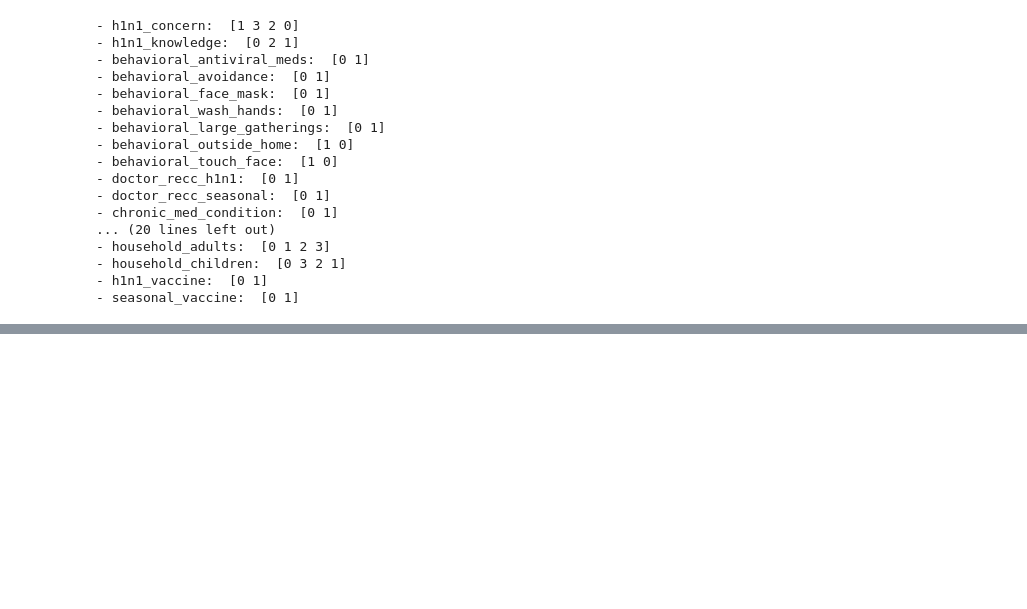
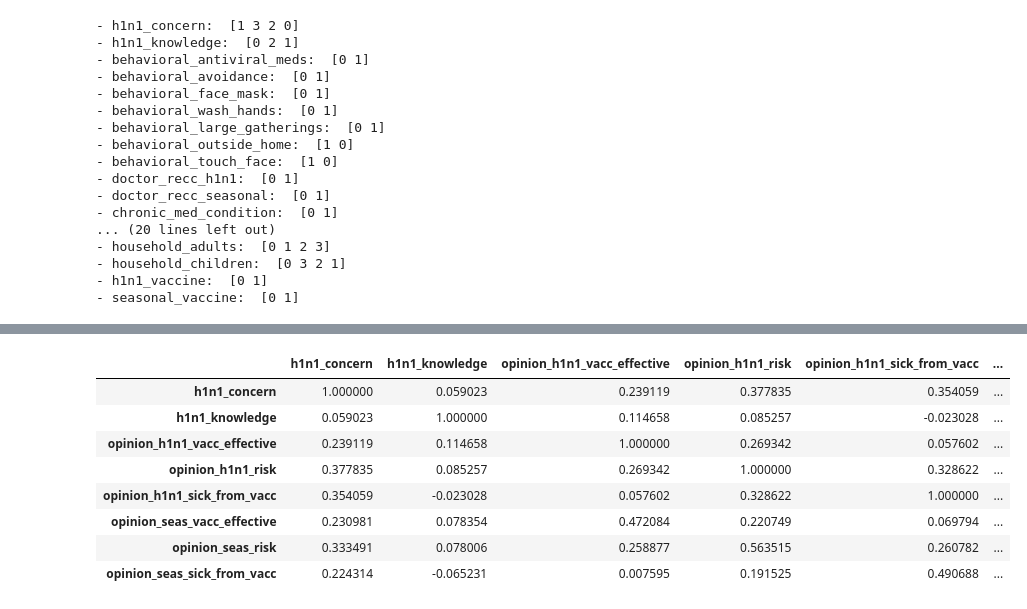
Before and after one commit to FREDRICKKYEKI/dsc-project-h1n1_prediction, a Jupyter notebook: index.ipynb, the cells around one changed output, grey strips where cells are left out. Saved outputs shown, nothing was run; the diff lists cells and outputs as text; code cells hidden in the pictures; blank space fills up the shorter version.

```diff
--- a/index.ipynb
+++ b/index.ipynb
@@ -279,0 +358,26 @@ for col in train_data.columns:
+# %%
+# Select ordinal features for correlation analysis
+ordinal_features = [
+    'h1n1_concern',
+    'h1n1_knowledge',
+    'opinion_h1n1_vacc_effective',
+    'opinion_h1n1_risk',
+    'opinion_h1n1_sick_from_vacc',
+    'opinion_seas_vacc_effective',
+    'opinion_seas_risk',
+    'opinion_seas_sick_from_vacc'
+]
+
+# Calculate the correlation matrix
+correlation_matrix = train_data[ordinal_features].corr()
+correlation_matrix
+# %% [output]
+|  | h1n1_concern | h1n1_knowledge | opinion_h1n1_vacc_effective | opinion_h1n1_risk | opinion_h1n1_sick_from_vacc | ... |
+| h1n1_concern | 1.000000 | 0.059023 | 0.239119 | 0.377835 | 0.354059 | ... |
+| h1n1_knowledge | 0.059023 | 1.000000 | 0.114658 | 0.085257 | -0.023028 | ... |
+| opinion_h1n1_vacc_effective | 0.239119 | 0.114658 | 1.000000 | 0.269342 | 0.057602 | ... |
+| opinion_h1n1_risk | 0.377835 | 0.085257 | 0.269342 | 1.000000 | 0.328622 | ... |
+| opinion_h1n1_sick_from_vacc | 0.354059 | -0.023028 | 0.057602 | 0.328622 | 1.000000 | ... |
+| opinion_seas_vacc_effective | 0.230981 | 0.078354 | 0.472084 | 0.220749 | 0.069794 | ... |
+| opinion_seas_risk | 0.333491 | 0.078006 | 0.258877 | 0.563515 | 0.260782 | ... |
+| opinion_seas_sick_from_vacc | 0.224314 | -0.065231 | 0.007595 | 0.191525 | 0.490688 | ... |
```
Also changed, not shown: parts of 5 cells of this notebook.
